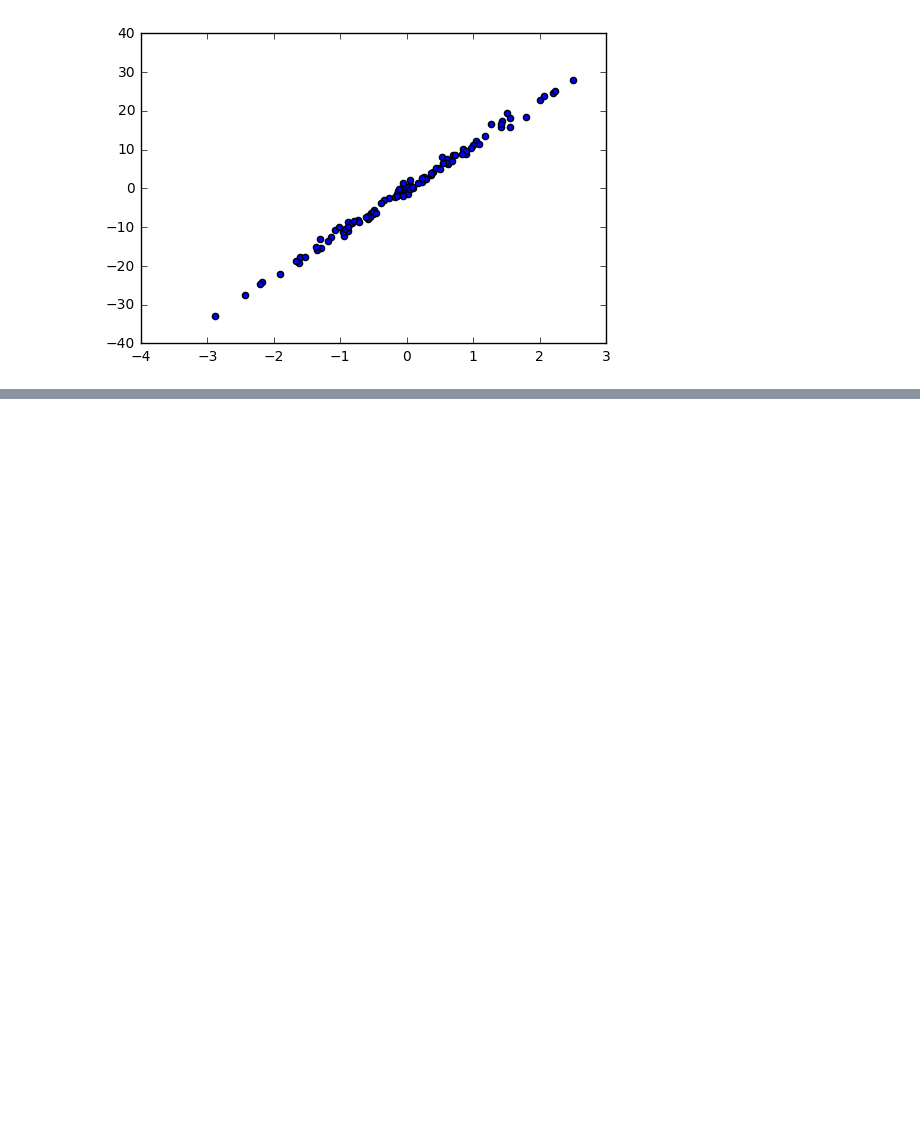
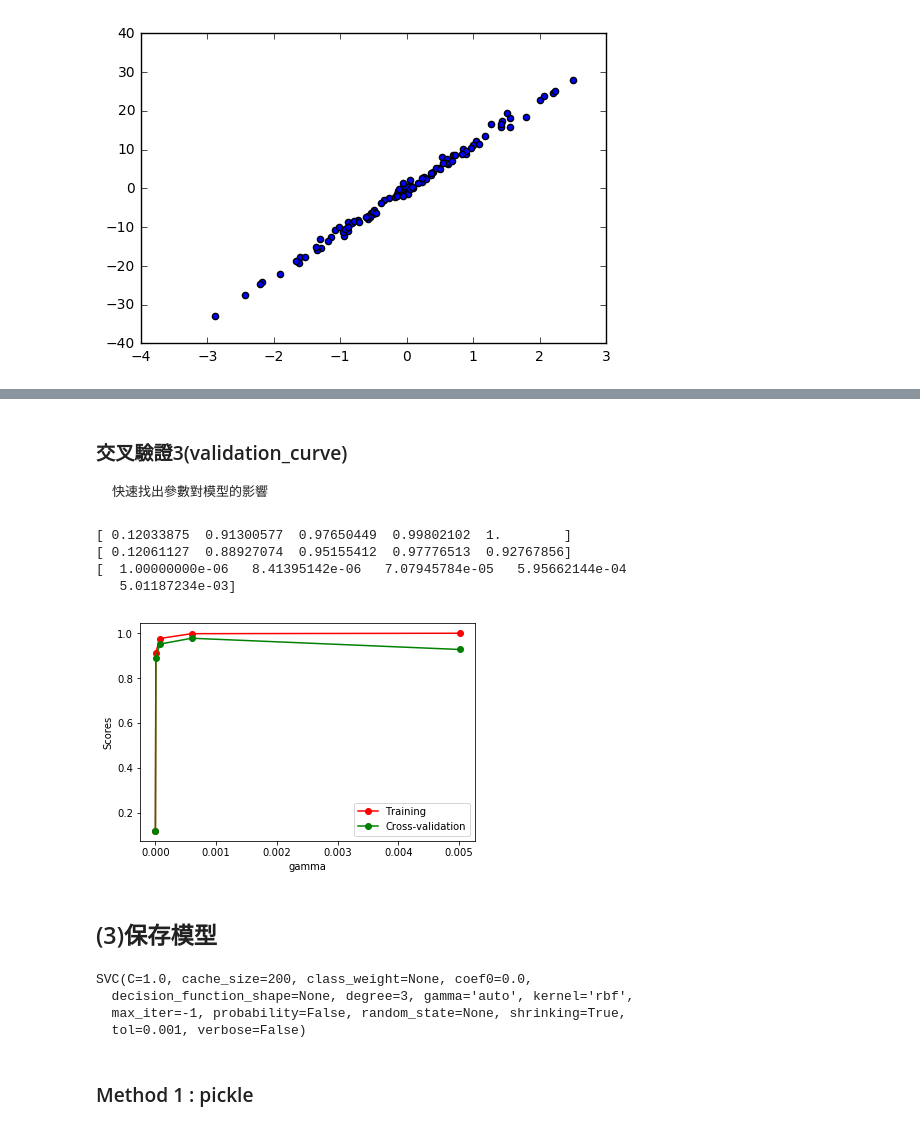
Before and after one commit to SamirLiu127/My-kaggle, a Jupyter notebook: python/scikit-learn.ipynb, the cells around one changed output, grey strips where cells are left out. Drawn from its saved outputs; the diff is of its cells as text; code cells hidden in the pictures; blank space fills up the shorter version.

```diff
--- a/python/scikit-learn.ipynb
+++ b/python/scikit-learn.ipynb
@@ -94,0 +275,65 @@ plt.show()
+# %% [markdown]
+### 交叉驗證3(validation_curve)
+    快速找出參數對模型的影響
+# %%
+# 驗證曲線套件
+from sklearn.model_selection import validation_curve
+from sklearn.datasets import load_digits
+from sklearn.svm import SVC
+import matplotlib.pyplot as plt
+import numpy as np
+
+digits = load_digits()
+X = digits.data
+y = digits.target
+
+# 建立參數範圍
+param_range = np.logspace(-6, -2.3, 5)
+
+#使用validation_curve快速找出參數對模型的影響
+#validation_curve(Model, 訓練屬性, 目標屬性, 參數名稱, 參數範圍, 組數)
+train_scores, test_scores = validation_curve(
+    SVC(), X, y, param_name='gamma',param_range=param_range,cv=10)
+
+#平均每一轮的平均方差
+train_scores_mean = train_scores.mean(axis=1)
+test_scores_mean = test_scores.mean(axis=1)
+
+print(train_scores_mean)
+print(test_scores_mean)
+print(param_range)
+
+#可视化图形
+plt.plot(param_range, train_scores_mean, 'o-', color="r",
+         label="Training")
+plt.plot(param_range, test_scores_mean, 'o-', color="g",
+        label="Cross-validation")
+
+plt.xlabel("gamma")
+plt.ylabel("Scores")
+plt.legend(loc="best")
+plt.show()
+# %% [output]
+[ 0.12033875  0.91300577  0.97650449  0.99802102  1.        ]
+[ 0.12061127  0.88927074  0.95155412  0.97776513  0.92767856]
+[  1.00000000e-06   8.41395142e-06   7.07945784e-05   5.95662144e-04
+   5.01187234e-03]
+[figure, added]
+# %% [markdown]
+## (3)保存模型
+# %%
+# 建立模型
+from sklearn import svm
+from sklearn import datasets
+
+clf = svm.SVC()
+iris = datasets.load_iris()
+X, y = iris.data, iris.target
+clf.fit(X, y)
+# %% [output]
+SVC(C=1.0, cache_size=200, class_weight=None, coef0=0.0,
+  decision_function_shape=None, degree=3, gamma='auto', kernel='rbf',
+  max_iter=-1, probability=False, random_state=None, shrinking=True,
+  tol=0.001, verbose=False)
+# %% [markdown]
+### Method 1 : pickle
```
Also changed, not shown: parts of 23 cells of this notebook.
